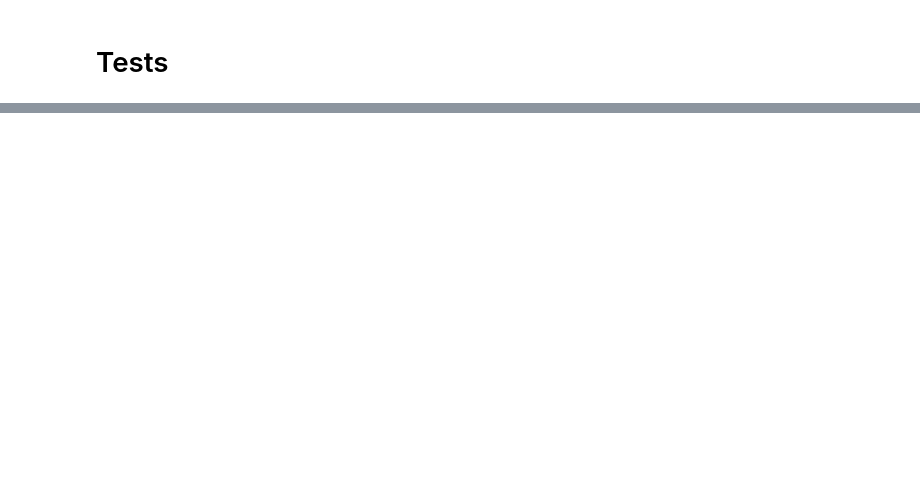
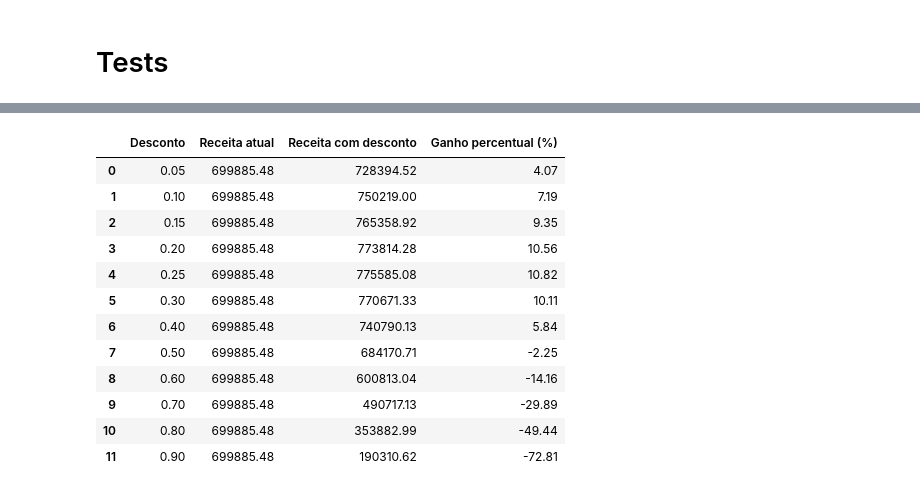
Before and after one commit to jvictorjordao/Projeto-BiblioTech-Insights, a Jupyter notebook: EDA.ipynb, the cells around one changed output, grey strips where cells are left out. Saved outputs shown, nothing was run; the diff lists cells and outputs as text; code cells hidden in the pictures; blank space fills up the shorter version.

```diff
--- a/EDA.ipynb
+++ b/EDA.ipynb
@@ -612,0 +673,4 @@ sales_total.head(3)
+# %%
+test = sales_total.copy()
+test['log_price'] = np.log(test['price'])
+test['log_sales'] = np.log(test['total_sales'])
@@ -612,0 +685,33 @@ sales_total.head(3)
+# %%
+descontos = [0.05, 0.1, 0.15, 0.2, 0.25, 0.3, 0.4, 0.5, 0.6, 0.7, 0.8, 0.9]
+
+resultados = []
+for d in descontos:
+    test['new_price'] = test['price'] * (1 - d)
+    test['new_sales'] = test['total_sales']* (1+elasticidade*(-d))
+
+    test['new_total_revenue'] = test['new_price'] * test['new_sales']
+
+    receita_atual = test['total_revenue'].sum()
+    receita_com_desconto = test['new_total_revenue'].sum()
+    ganho_percentual = (receita_com_desconto - receita_atual) / receita_atual * 100
+
+    resultados.append((d, receita_atual.round(2), receita_com_desconto.round(2), ganho_percentual.round(2)))
+
+
+resultados_df = pd.DataFrame(resultados, columns=['Desconto', 'Receita atual', 'Receita com desconto', 'Ganho percentual (%)'])
+resultados_df
+# %% [output]
+|  | Desconto | Receita atual | Receita com desconto | Ganho percentual (%) |
+| 0 | 0.05 | 699885.48 | 728394.52 | 4.07 |
+| 1 | 0.10 | 699885.48 | 750219.00 | 7.19 |
+| 2 | 0.15 | 699885.48 | 765358.92 | 9.35 |
+| 3 | 0.20 | 699885.48 | 773814.28 | 10.56 |
+| 4 | 0.25 | 699885.48 | 775585.08 | 10.82 |
+| 5 | 0.30 | 699885.48 | 770671.33 | 10.11 |
+| 6 | 0.40 | 699885.48 | 740790.13 | 5.84 |
+| 7 | 0.50 | 699885.48 | 684170.71 | -2.25 |
+| 8 | 0.60 | 699885.48 | 600813.04 | -14.16 |
+| 9 | 0.70 | 699885.48 | 490717.13 | -29.89 |
+| 10 | 0.80 | 699885.48 | 353882.99 | -49.44 |
+| 11 | 0.90 | 699885.48 | 190310.62 | -72.81 |
```
Also changed, not shown: parts of 12 cells of this notebook.
